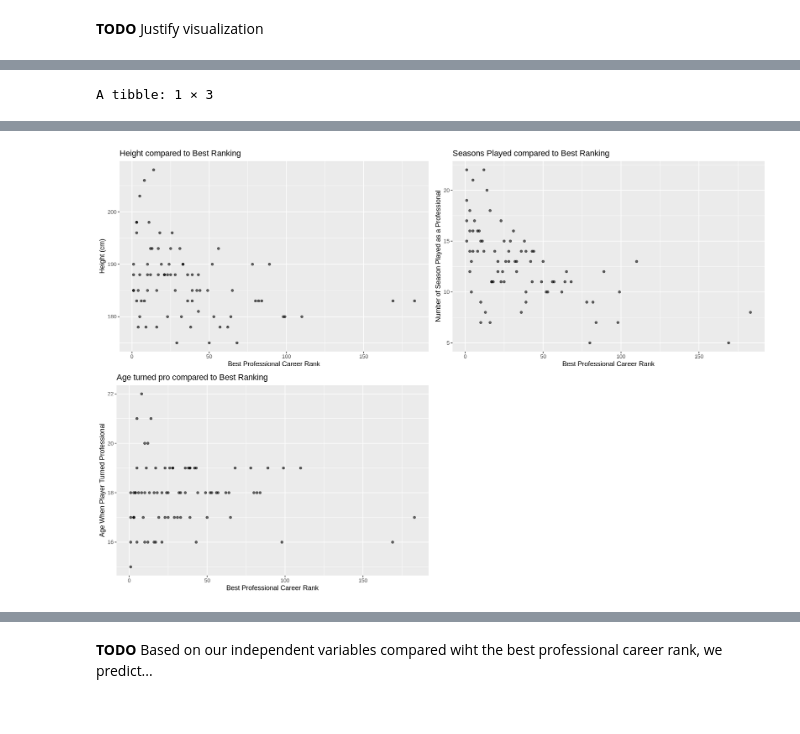
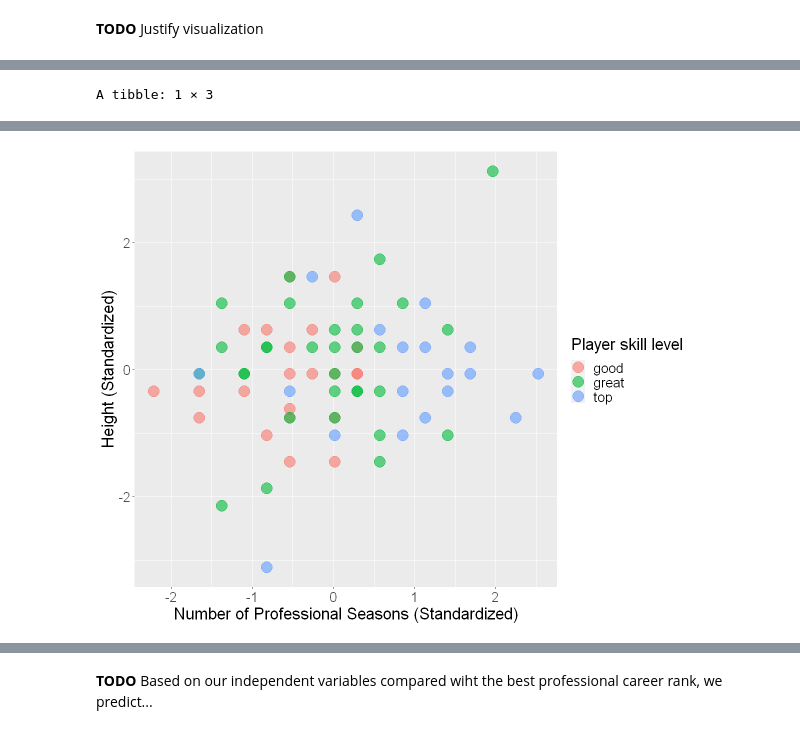
Before and after one commit to sandraradic/Tennis-Classification-Model, a Jupyter notebook: project_proposal.ipynb, the cells around one changed output, grey strips where cells are left out. Saved outputs shown, nothing was run; the diff lists cells and outputs as text; code cells hidden in the pictures.

Commit message:
new visualizations | player levels | further tidying

```diff
--- a/project_proposal.ipynb
+++ b/project_proposal.ipynb
@@ -82,7 +101,8 @@ player_stats_tidy <- mutate(player_stats_tidy, Best_career_rank_to_date = as.int
 
 player_stats_tidy <- player_stats_tidy %>%
      mutate(Age_turned_pro = Year_turned_pro - Birthdate) %>%
-    add_column(player_level = "NA") #adds new column for future categories
+    add_column(player_level = "NA") %>%
+    arrange(desc(Best_career_rank_to_date))#adds new column for future categories
 
 head(player_stats_tidy, 15)
 # %% [output]
@@ -114,20 +134,17 @@ for (row in 1:nrow(player_stats_tidy)) {
     rank <- pull(player_stats_tidy[row, "Best_career_rank_to_date"])
     if(rank < 11) {
         player_stats_tidy[row, "player_level"] = "top"
-    } else if(rank > 10 & rank < 31) {
-        player_stats_tidy[row, "player_level"] = "competitive"
-    } else if(rank > 30 & rank < 51) {
+    } else if(rank > 10 & rank < 41) {
         player_stats_tidy[row, "player_level"] = "great"
-    } else if(rank > 50 & rank < 101) {
+    } else {
         player_stats_tidy[row, "player_level"] = "good"
-    } else {
-        player_stats_tidy[row, "player_level"] = "average"
     }
 }
 
 player_stats_tidy <- player_stats_tidy %>%
-    mutate(player_level = as.factor(player_level))
-head(player_stats_tidy, 15)
+    mutate(player_level = as.factor(player_level)) %>%
+    arrange(desc(player_level))
+tail(player_stats_tidy, 15)
 # %% [output]
 A tibble: 15 × 9
 | Best_career_rank_to_date | Height_cm | Seasons | Name | Year_turned_pro | Age | Birthdate | Age_turned_pro | ... |
@@ -198,27 +211,62 @@ player_stats_exploratory <- player_stats_training %>%
 
 player_stats_exploratory
 
+num_obs <- player_stats_training %>%
+    group_by(player_level) %>%
+    summarise(count = n())
+num_obs
+
+seas_heigh_stats <- player_stats_training %>%
+    select(Seasons, Height_cm, player_level)
+
+seas_height_recipe <- recipe(player_level ~ ., data = seas_heigh_stats) %>%
+    step_scale(all_predictors()) %>%
+    step_center(all_predictors()) %>%
+    prep()
+
+season_height_scaled <- bake(seas_height_recipe, seas_heigh_stats)
+season_height_scaled
+
+options(repr.plot.width = 10, repr.plot.height = 8)
+seas_height_plot <- season_height_scaled %>%
+    ggplot(aes(x = Seasons, y = Height_cm, colour = player_level)) +
+    geom_point(alpha = 0.6, size = 6) +
+    labs(x = "Number of Professional Seasons (Standardized)",
+         y = "Height (Standardized)",
+         colour = "Player skill level") +
+    theme(text = element_text(size = 20))
+
+seas_height_plot
+height_seas_plot <- season_height_scaled %>%
+    ggplot(aes(x = Height_cm, y = Seasons, colour = player_level)) +
+    geom_point(alpha = 0.6, size = 6) +
+    labs(x = "Height (Standardized)",
+         y = "Number of Professional Seasons (Standardized)",
+         colour = "Player skill level") +
+    theme(text = element_text(size = 20))
+
+height_seas_plot
 #create plots to visualize training data
-options(repr.plot.width = 15, repr.plot.height = 10)
-height_v_rank <- ggplot(player_stats_training, aes(x = Best_career_rank_to_date, y = Height_cm)) +
-    geom_point(alpha = 0.6) +
-    xlab("Best Professional Career Rank") +
-    ylab("Height (cm)") +
-    ggtitle("Height compared to Best Ranking")
+# options(repr.plot.width = 15, repr.plot.height = 10)
+# height_v_rank <- ggplot(player_stats_training, aes(x = Best_career_rank_to_date, y = Height_cm)) +
+#     geom_point(alpha = 0.6) +
+#     xlab("Best Professional Career Rank") +
+#     ylab("Height (cm)") +
+#     ggtitle("Height compared to Best Ranking")
 
-seasons_v_rank <- ggplot(player_stats_training, aes(x = Best_career_rank_to_date, y = Seasons)) +
-    geom_point(alpha = 0.6) +
-    xlab("Best Professional Career Rank") +
-    ylab("Number of Season Played as a Professional") +
-    ggtitle("Seasons Played compared to Best Ranking")
+# seasons_v_rank <- ggplot(player_stats_training, aes(x = Best_career_rank_to_date, y = Seasons)) +
+#     geom_point(alpha = 0.6) +
+#     xlab("Best Professional Career Rank") +
+#     ylab("Number of Season Played as a Professional") +
+#     ggtitle("Seasons Played compared to Best Ranking")
 
-pro_age_v_rank <- ggplot(player_stats_training, aes(x = Best_career_rank_to_date, y = Age_turned_pro)) +
-    geom_point(alpha = 0.6) +
-    xlab("Best Professional Career Rank") +
-    ylab("Age When Player Turned Professional") +
-    ggtitle("Age turned pro compared to Best Ranking")
+# pro_age_v_rank <- ggplot(player_stats_training, aes(x = Best_career_rank_to_date, y = Age_turned_pro)) +
+#     geom_point(alpha = 0.6) +
+#     xlab("Best Professional Career Rank") +
+#     ylab("Age When Player Turned Professional") +
+#     ggtitle("Age turned pro compared to Best Ranking")
 
-plot_grid(height_v_rank, seasons_v_rank, pro_age_v_rank)
+# plot_grid(height_v_rank, seasons_v_rank, pro_age_v_rank)
 # %% [output]
 A tibble: 1 × 3
 | mean_height_cm | mean_number_pro_seasons | mean_age_turned_pro |
@@ -227 +300 @@ A tibble: 1 × 3
-[figure, old version]
+[figure, new version]
```
Also changed, not shown: parts of 9 cells of this notebook.
